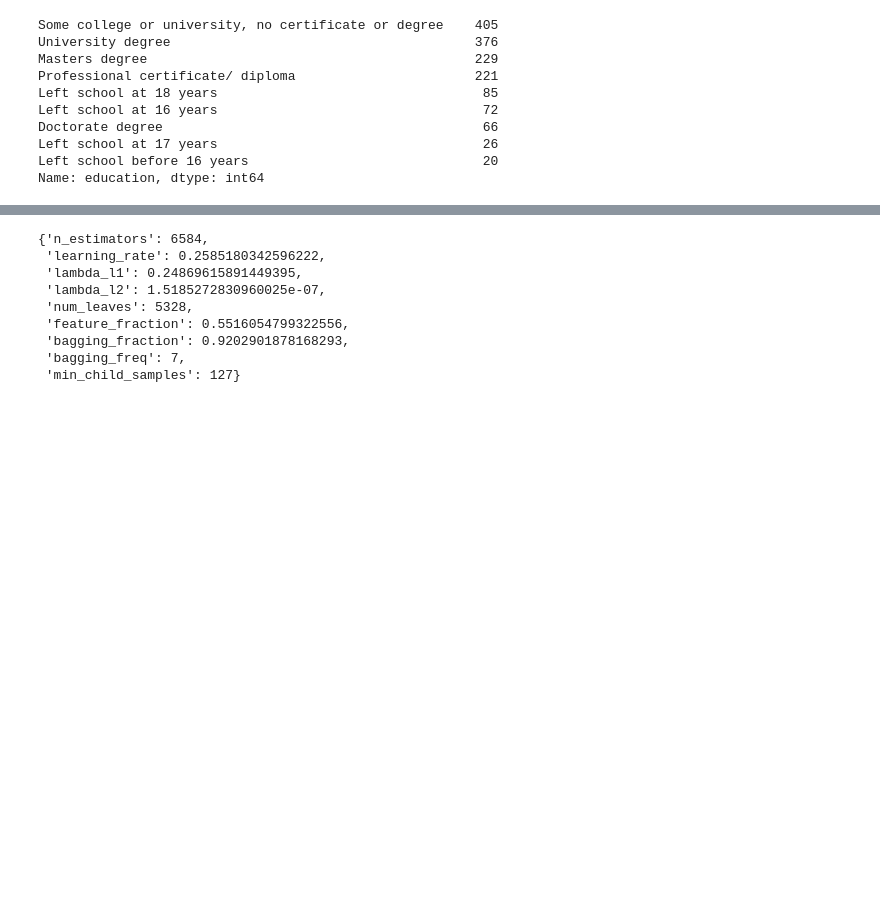
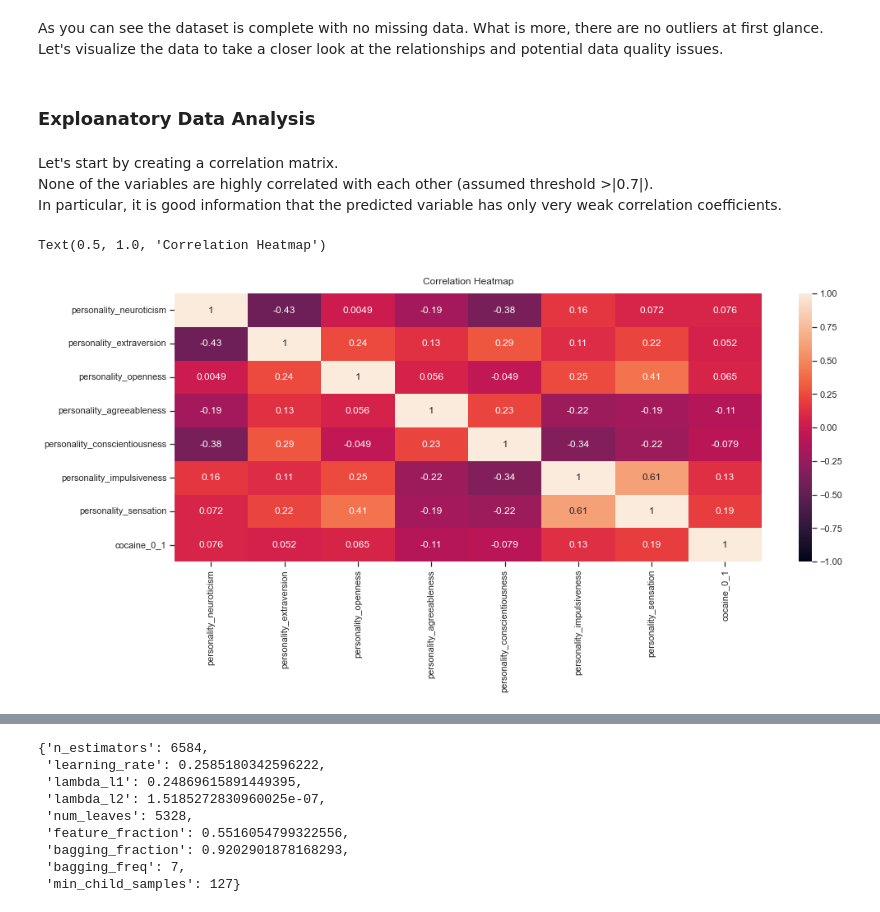
Before and after one commit to kerajxl/MachineLearningProject, a Jupyter notebook: classification.ipynb, the cells around one changed output, grey strips where cells are left out. Cells and saved outputs as stored; diff of their text form; code cells hidden in the pictures; blank space fills up the shorter version.

```diff
--- a/classification.ipynb
+++ b/classification.ipynb
@@ -54,13 +101,14 @@ Index(['id', 'age', 'gender', 'education', 'country', 'ethnicity',
-# %%
-drugs.education.value_counts()
-# %% [output]
-Some college or university, no certificate or degree    405
-University degree                                       376
-Masters degree                                          229
-Professional certificate/ diploma                       221
-Left school at 18 years                                  85
-Left school at 16 years                                  72
-Doctorate degree                                         66
-Left school at 17 years                                  26
-Left school before 16 years                              20
-Name: education, dtype: int64
+# %% [markdown]
+As you can see the dataset is complete with no missing data. What is more, there are no outliers at first glance. <br>Let's visualize the data to take a closer look at the relationships and potential data quality issues.
+# %% [markdown]
+### Exploanatory Data Analysis
+# %% [markdown]
+Let's start by creating a correlation matrix. <br>None of the variables are highly correlated with each other (assumed threshold >|0.7|). <br>In particular, it is good information that the predicted variable has only very weak correlation coefficients.
+# %%
+plt.figure(figsize=(16, 6))
+drugs['cocaine_0_1'] = np.where(drugs['consumption_cocaine_last_month'] == 'Yes', 1,0)
+heatmap = sns.heatmap(drugs.corr(), vmin=-1, vmax=1, annot=True)
+heatmap.set_title('Correlation Heatmap', fontdict={'fontsize':12}, pad=11)
+# %% [output]
+Text(0.5, 1.0, 'Correlation Heatmap')
+[figure, added]
```
Also changed, not shown: parts of 40 cells of this notebook, 1 other file.
